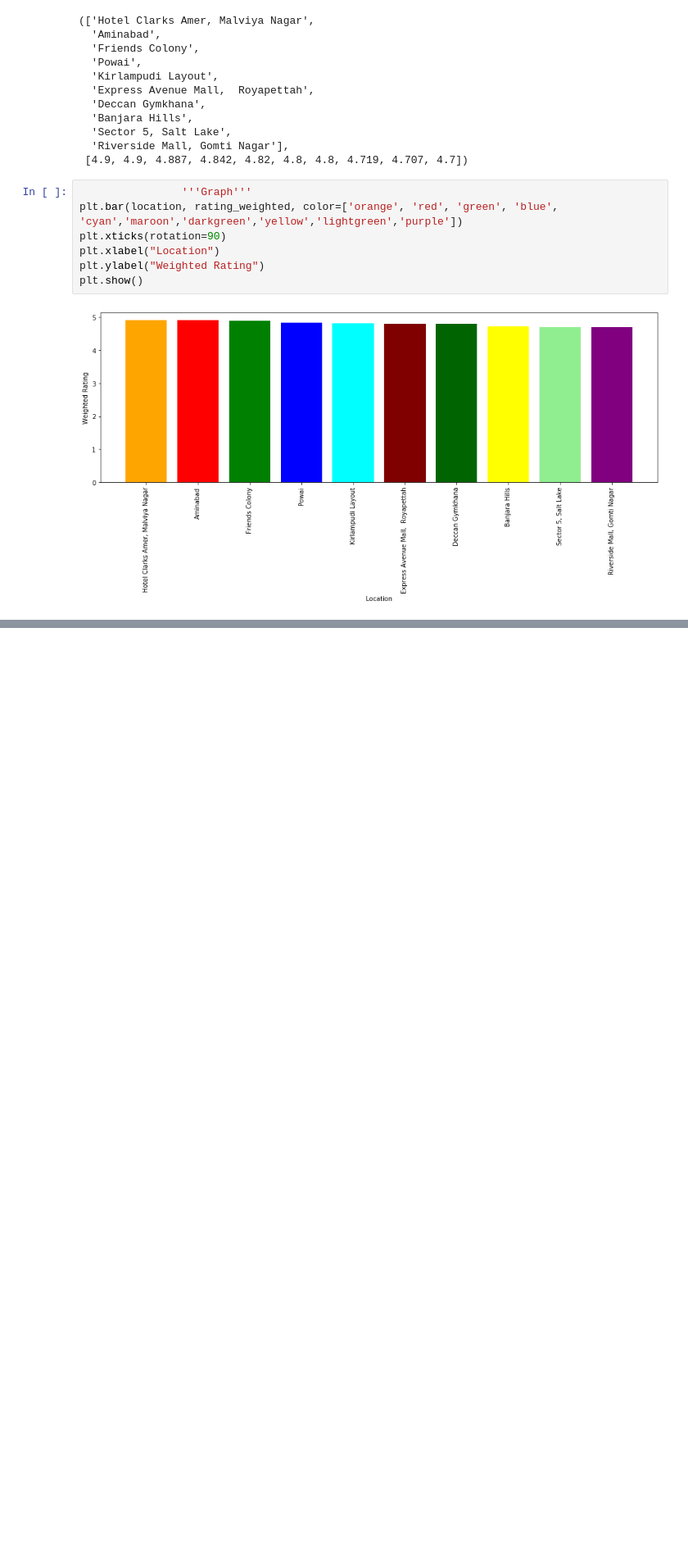
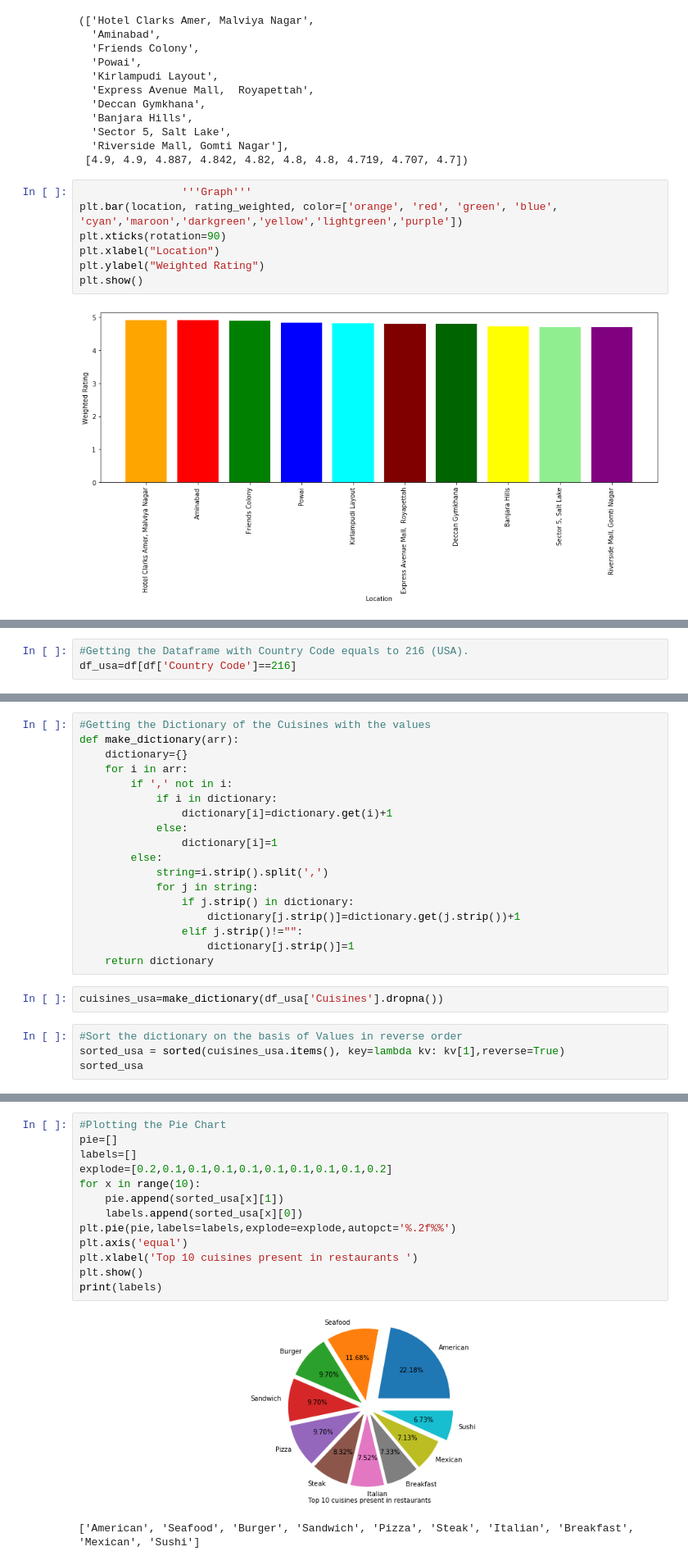
Before and after one commit to abhisngh/Zomato_Dataset_Analyses, a Jupyter notebook: Zomato_analyses.ipynb, the cells around one changed output, grey strips where cells are left out. Shown: that part at 82% size. Cells and saved outputs as stored; diff of their text form; blank space fills up the shorter version.

```diff
--- a/Zomato_analyses.ipynb
+++ b/Zomato_analyses.ipynb
@@ -746,0 +930,3 @@ plt.show()
+# %%
+#Getting the Dataframe with Country Code equals to 216 (USA).
+df_usa=df[df['Country Code']==216]
@@ -746,0 +944,24 @@ plt.show()
+# %%
+#Getting the Dictionary of the Cuisines with the values
+def make_dictionary(arr):
+    dictionary={}
+    for i in arr:
+        if ',' not in i:
+            if i in dictionary:
+                dictionary[i]=dictionary.get(i)+1
+            else:
+                dictionary[i]=1
+        else:
+            string=i.strip().split(',')
+            for j in string:
+                if j.strip() in dictionary:
+                    dictionary[j.strip()]=dictionary.get(j.strip())+1
+                elif j.strip()!="":
+                    dictionary[j.strip()]=1
+    return dictionary
+# %%
+cuisines_usa=make_dictionary(df_usa['Cuisines'].dropna())
+# %%
+#Sort the dictionary on the basis of Values in reverse order
+sorted_usa = sorted(cuisines_usa.items(), key=lambda kv: kv[1],reverse=True)
+sorted_usa
@@ -746,0 +986,16 @@ plt.show()
+# %%
+#Plotting the Pie Chart
+pie=[]
+labels=[]
+explode=[0.2,0.1,0.1,0.1,0.1,0.1,0.1,0.1,0.1,0.2]
+for x in range(10):
+    pie.append(sorted_usa[x][1])
+    labels.append(sorted_usa[x][0])
+plt.pie(pie,labels=labels,explode=explode,autopct='%.2f%%')
+plt.axis('equal')
+plt.xlabel('Top 10 cuisines present in restaurants ')
+plt.show()
+print(labels)
+# %% [output]
+[figure, added]
+['American', 'Seafood', 'Burger', 'Sandwich', 'Pizza', 'Steak', 'Italian', 'Breakfast', 'Mexican', 'Sushi']
```
Also changed, not shown: parts of 37 cells of this notebook.
